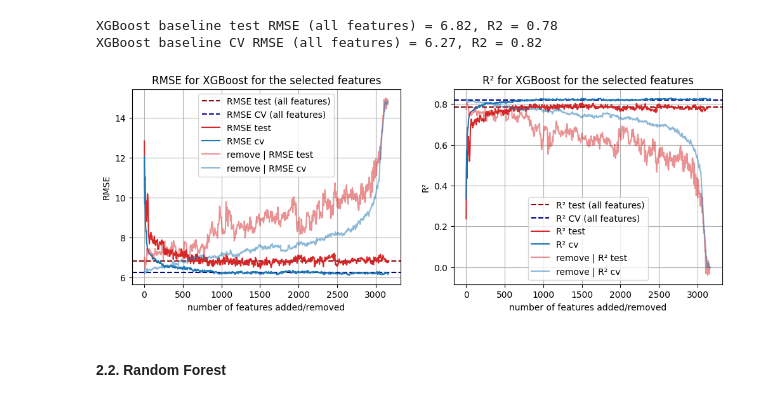
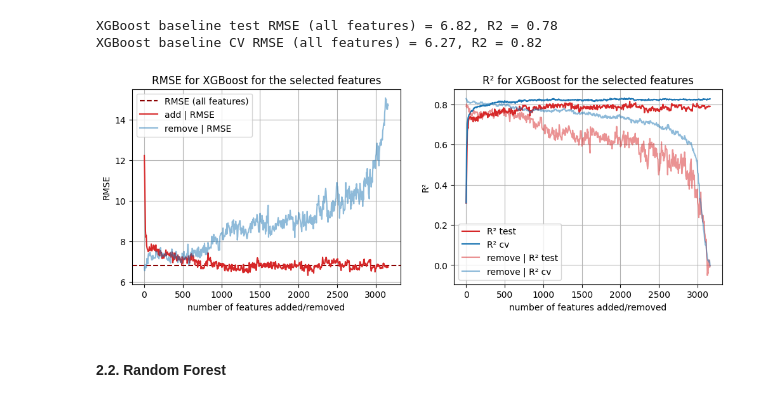
Before and after one commit to oist/gene-context, a Jupyter notebook: jupyter_notebooks/ogt_result_visualization.ipynb, the cells around one changed output. Cells and saved outputs as stored; diff of their text form; code cells hidden in the pictures.

```diff
--- a/jupyter_notebooks/ogt_result_visualization.ipynb
+++ b/jupyter_notebooks/ogt_result_visualization.ipynb
@@ -666,38 +666,40 @@ rmse_test_arr_mi_rem, r2_test_arr_mi_rem, rmse_cv_arr_mi_rem, r2_cv_arr_mi_rem,
 # %%
 plt.figure(figsize=(12, 4))
 plt.subplot(1, 2, 1)
-plt.axhline(y=rmse_test, color='darkred', linestyle='--', linewidth=1.5, label='RMSE test (all features)')
-plt.axhline(y=rmse_cv, color='darkblue', linestyle='--', linewidth=1.5, label='RMSE CV (all features)')
-plt.plot(num_feat_plot, rmse_test_arr_mi, c = "tab:red", label = "RMSE test")
-plt.plot(num_feat_plot, rmse_cv_arr_mi, c = "tab:blue", label = "RMSE cv")
+plt.axhline(y=rmse_test, color='darkred', linestyle='--', linewidth=1.5, label='RMSE (all features)')
+#plt.axhline(y=rmse_cv, color='darkblue', linestyle='--', linewidth=1.5, label='RMSE (all features)')
+plt.plot(num_feat_plot, rmse_test_arr_mi, c = "tab:red", label = "add | RMSE")
+#plt.plot(num_feat_plot, rmse_cv_arr_mi, c = "tab:blue", label = "RMSE cv")
 
-plt.plot(num_feat_plot_rem, rmse_test_arr_mi_rem, c = "tab:red", label = "remove | RMSE test", alpha = 0.5)
-plt.plot(num_feat_plot_rem, rmse_cv_arr_mi_rem, c = "tab:blue", label = "remove | RMSE cv", alpha = 0.5)
+plt.plot(num_feat_plot_rem, rmse_test_arr_mi_rem, c = "tab:blue", label = "remove | RMSE", alpha = 0.5)
+#plt.plot(num_feat_plot_rem, rmse_cv_arr_mi_rem, c = "tab:blue", label = "remove | RMSE cv", alpha = 0.5)
 
 plt.xlabel("number of features added/removed")
 plt.ylabel("RMSE")
 plt.title("RMSE for XGBoost for the selected features")
 plt.grid()
 plt.legend()
 
 plt.subplot(1, 2, 2)
-plt.axhline(y=r2_test, color='darkred', linestyle='--', linewidth=1.5, label='R² test (all features)')
-plt.axhline(y=r2_cv, color='darkblue', linestyle='--', linewidth=1.5, label='R² CV (all features)')
+#plt.axhline(y=r2_test, color='darkred', linestyle='--', linewidth=1.5, label='R² test (all features)')
+#plt.axhline(y=r2_cv, color='darkblue', linestyle='--', linewidth=1.5, label='R² CV (all features)')
 plt.plot(num_feat_plot, r2_test_arr_mi, c = "tab:red", label = "R² test")
 plt.plot(num_feat_plot, r2_cv_arr_mi, c = "tab:blue", label = "R² cv")
 
 plt.plot(num_feat_plot_rem, r2_test_arr_mi_rem, c = "tab:red", label = "remove | R² test", alpha = 0.5)
 plt.plot(num_feat_plot_rem, r2_cv_arr_mi_rem, c = "tab:blue", label = "remove | R² cv", alpha = 0.5)
 
 plt.xlabel("number of features added/removed")
 plt.ylabel("R²")
 plt.title("R² for XGBoost for the selected features")
 plt.grid()
 plt.legend()
 
+plt.savefig("ogt_res.pdf", bbox_inches='tight')
+
 plt.show()
 # %% [output]
-[figure, old version]
+[figure, new version]
 # %% [markdown]
 #### 2.2. Random Forest
 # %%
```
Also changed, not shown: parts of 1 cell of this notebook.
